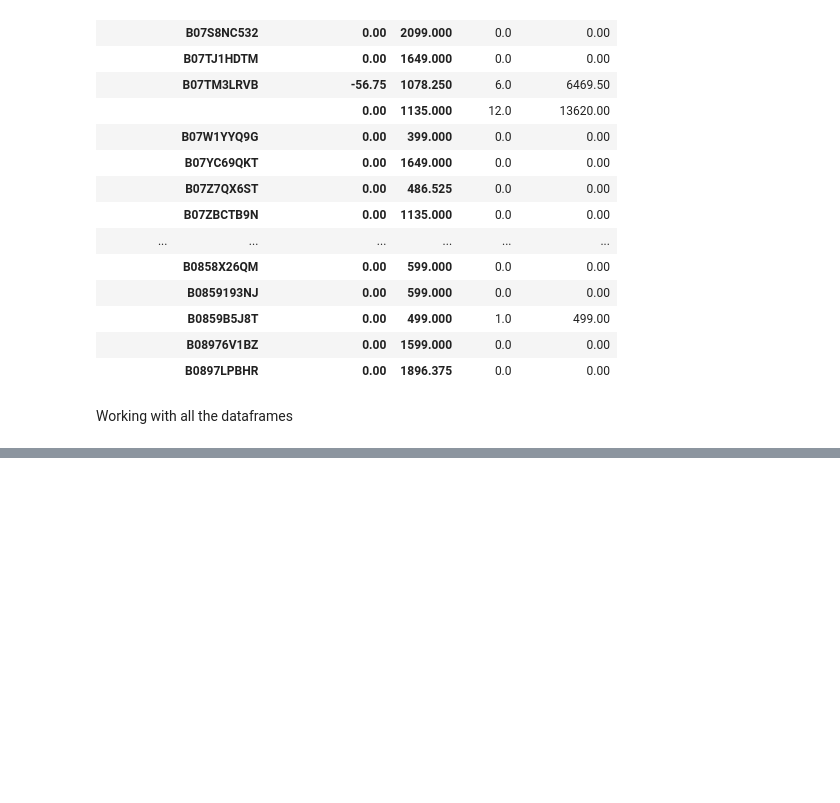
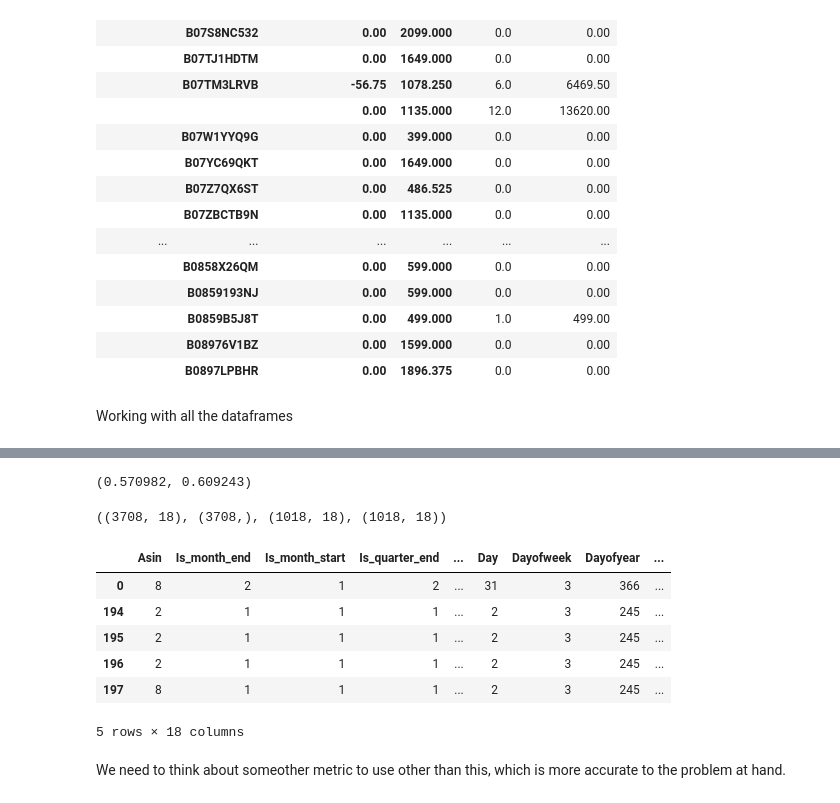
Before and after one commit to akshaypt7/amazon_sales_prediction, a Jupyter notebook: my_project_01_1.ipynb, the cells around one changed output, grey strips where cells are left out. Cells and saved outputs as stored; diff of their text form; code cells hidden in the pictures; blank space fills up the shorter version.

```diff
--- a/my_project_01_1.ipynb
+++ b/my_project_01_1.ipynb
@@ -824,0 +729,5 @@ df_asin = pd.DataFrame(columns = ['date', 'Asin'])
+# %%
+# SPLITS
+condition = (df_main.Year < 2020) | (df_main.Month < 6)
+train_idx = np.where(condition)[0]
+valid_idx = np.where(~condition)[0]
@@ -824,0 +738,4 @@ df_asin = pd.DataFrame(columns = ['date', 'Asin'])
+# %%
+splits = (list(train_idx),list(valid_idx))
+# %%
+to = TabularPandas(df_main, procs= procs,cat_names= cat, cont_names=cont, splits= splits,y_names=dep_var)
@@ -824,0 +749,3 @@ df_asin = pd.DataFrame(columns = ['date', 'Asin'])
+# %%
+x_train,y_train = to.train.xs, to.train.y
+x_valid, y_valid = to.valid.xs, to.valid.y
@@ -824,0 +764,20 @@ df_asin = pd.DataFrame(columns = ['date', 'Asin'])
+# %%
+m_rmse(rf,x_train,y_train), m_rmse(rf,x_valid,y_valid)
+# %% [output]
+(0.570982, 0.609243)
+# %%
+x_train.shape, y_train.shape, x_valid.shape, y_valid.shape
+# %% [output]
+((3708, 18), (3708,), (1018, 18), (1018, 18))
+# %%
+y_valid.head()
+# %% [output]
+|  | Asin | Is_month_end | Is_month_start | Is_quarter_end | ... | Day | Dayofweek | Dayofyear | ... |
+| 0 | 8 | 2 | 1 | 2 | ... | 31 | 3 | 366 | ... |
+| 194 | 2 | 1 | 1 | 1 | ... | 2 | 3 | 245 | ... |
+| 195 | 2 | 1 | 1 | 1 | ... | 2 | 3 | 245 | ... |
+| 196 | 2 | 1 | 1 | 1 | ... | 2 | 3 | 245 | ... |
+| 197 | 8 | 1 | 1 | 1 | ... | 2 | 3 | 245 | ... |
+5 rows × 18 columns
+# %% [markdown]
+We need to think about someother metric to use other than this, which is more accurate to the problem at hand.
```
Also changed, not shown: parts of 68 cells of this notebook.
